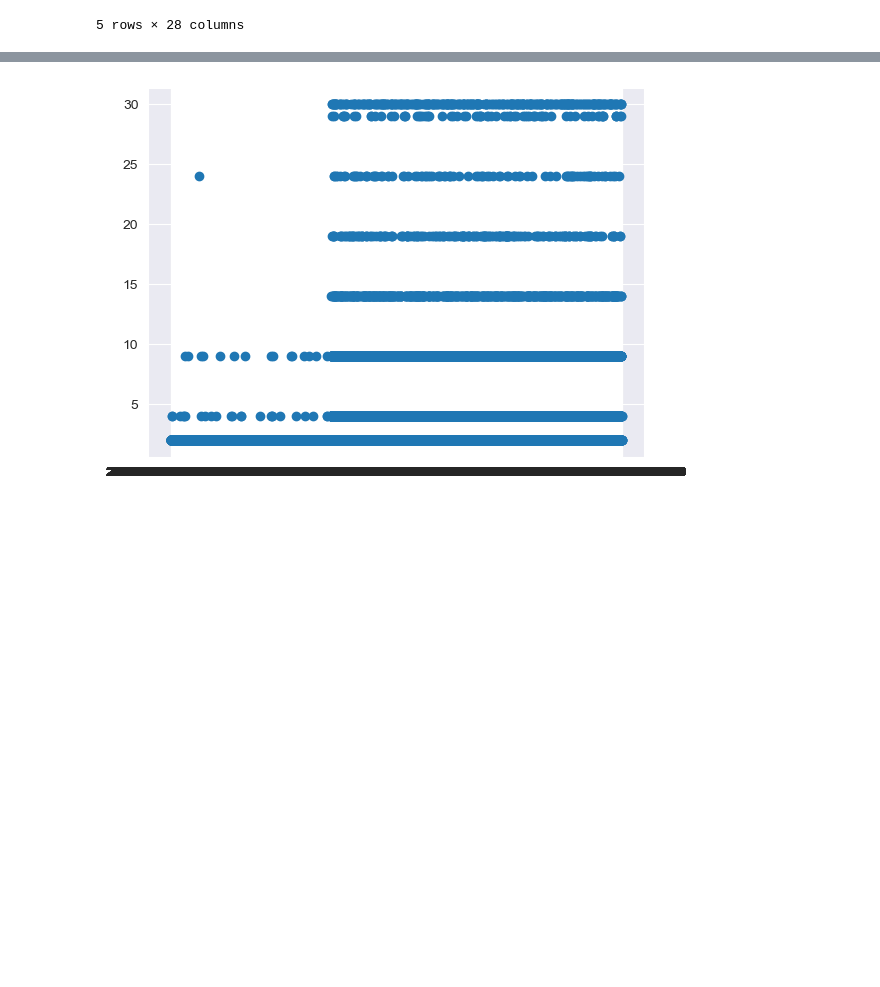
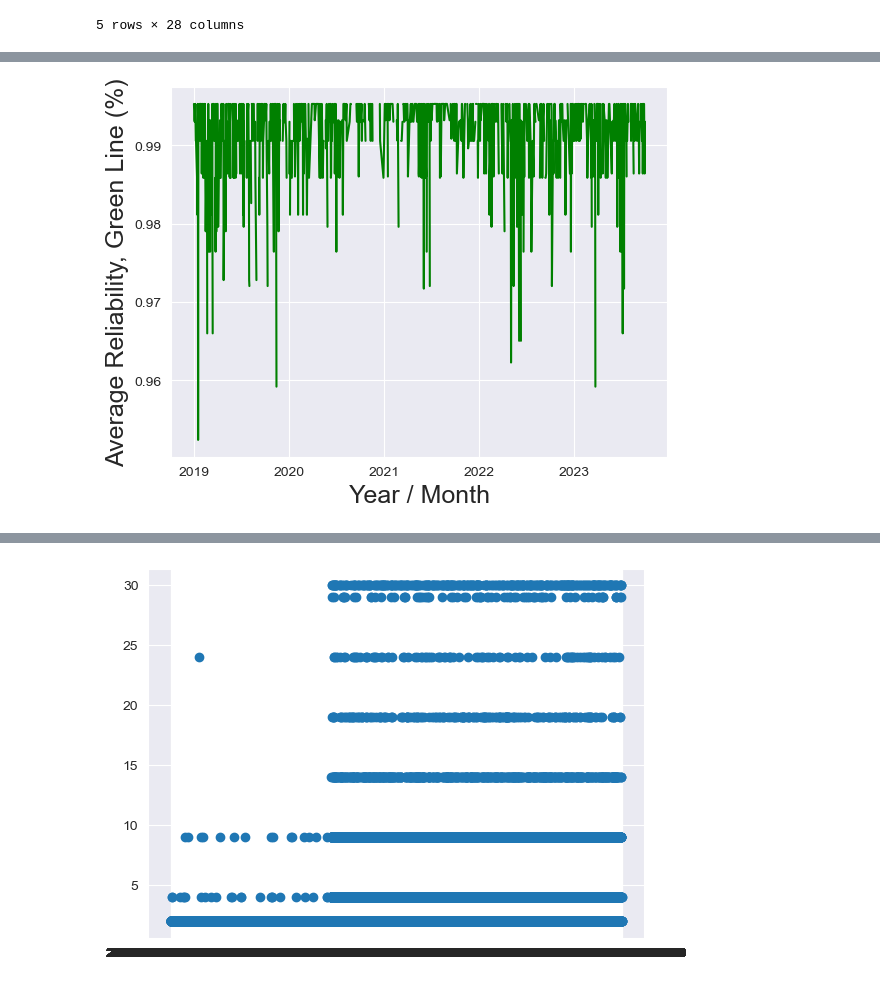
Before and after one commit to katherinewest/CME538_2023, a Jupyter notebook: EDA.ipynb, the cells around one changed output, grey strips where cells are left out. Cells and saved outputs as stored; diff of their text form; code cells hidden in the pictures; blank space fills up the shorter version.

```diff
--- a/EDA.ipynb
+++ b/EDA.ipynb
@@ -308,0 +547,9 @@ stm_df["Ligne"] = stm_df["Ligne"].replace(to_replace=translate_key.keys(), value
+# %%
+grouped_verte = stm_delay_perday[stm_delay_perday["Ligne"] == "Ligne verte"].groupby("date")["reliability"].mean()
+ax = grouped_jaune.plot(color="green")
+ax.set_xlabel('Year / Month', fontsize=18)
+
+ax.set_ylabel('Average Reliability, Green Line (%)', fontsize=18)
+plt.show()
+# %% [output]
+[figure, added]
```
Also changed, not shown: parts of 32 cells of this notebook.
